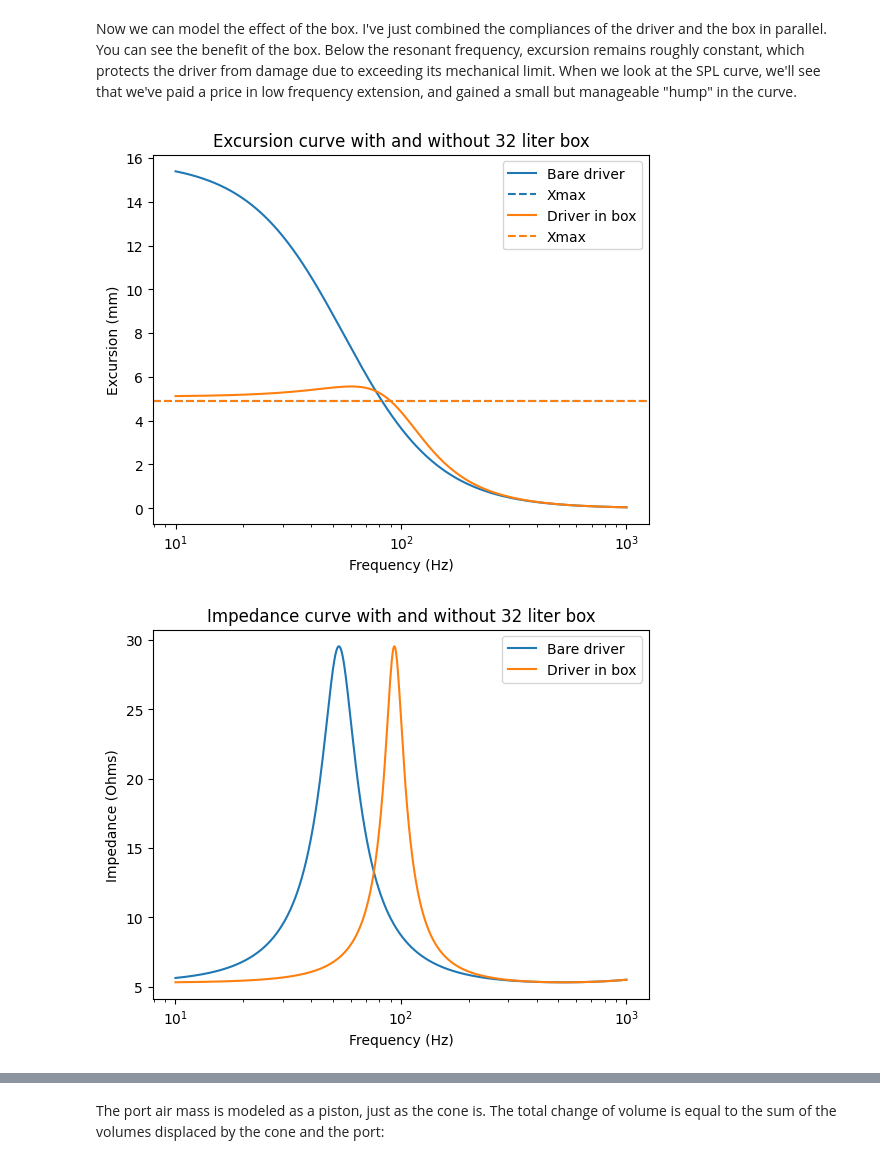
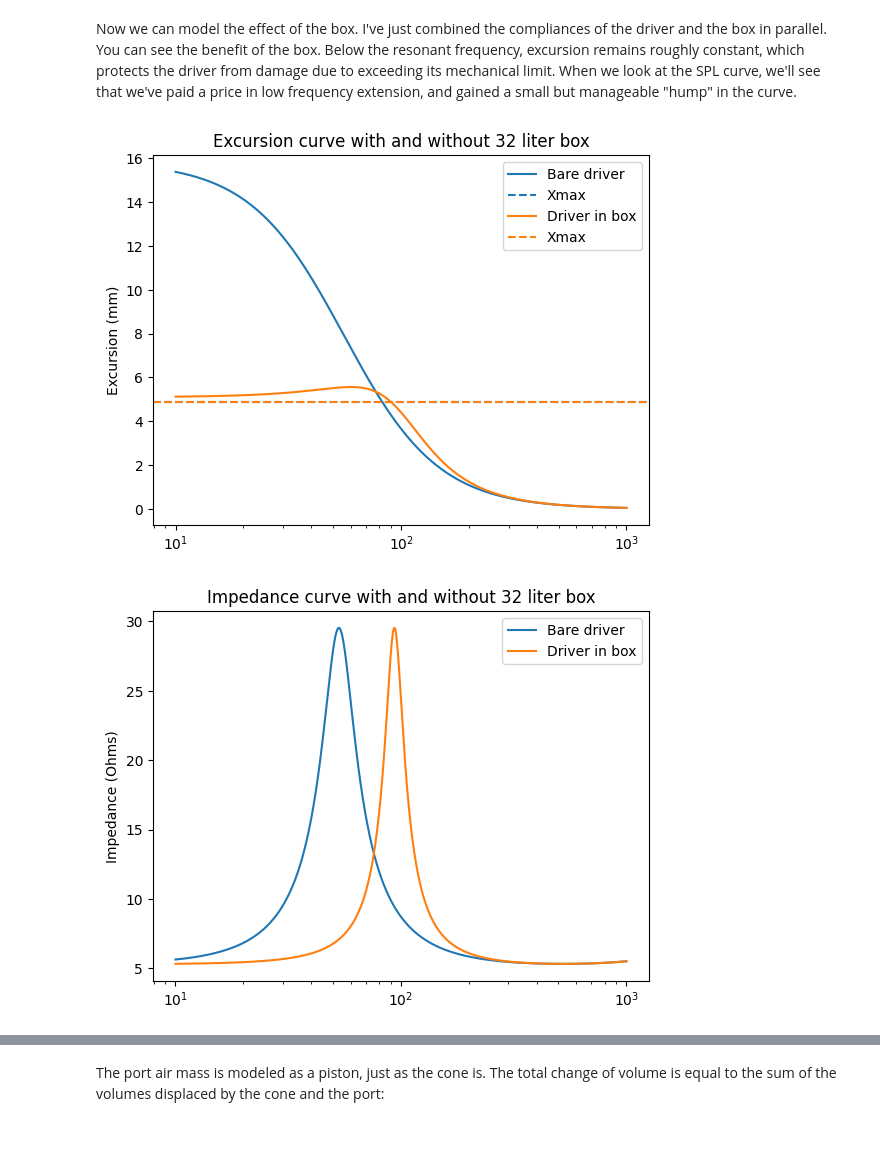
Before and after one commit to bassistTech/SpeakerTheory, a Jupyter notebook: speakerTheorySympy.ipynb, the cells around one changed output, grey strips where cells are left out. Saved outputs shown, nothing was run; the diff lists cells and outputs as text; code cells hidden in the pictures; blank space fills up the shorter version.

Commit message:
Added support for multiple drivers, some minor fixes

```diff
--- a/speakerTheorySympy.ipynb
+++ b/speakerTheorySympy.ipynb
@@ -156,7 +164,7 @@ $\displaystyle X = \frac{BL C_{ms} V}{i BL^{2} C_{ms} \omega - C_{ms} M_{ms} Z_{
 
 Impedance is the ratio of voltage to current, both of which have already been expressed as equations.
 # %%
-z_driver = sp.simplify((V_in/I).subs(X, x_driver))
+z_driver = sp.simplify((V_in/I_in).subs(X, x_driver))
 
 displayEq('Z', z_driver)
 
@@ -252,9 +293,2 @@ box_params[w_p] = 2*sp.pi*box_params[f_port]
 # %% [markdown]
 This code creates a set of electromechanical parameters for the driver and box.
-# %%
-em_params = driver_params | {sym: p.subs(driver_params)
-                                for sym, p in zip([C_ms, M_ms, R_ms, BL], params)}
-
-em_params |= box_params
-
-em_params
@@ -320,15 +374,17 @@ plt.show()
 
 Same basic schtick.
 # %%
-def impedance_curve(em_params, label = ''):
+def impedance_curve(em_params, ax, label = ''):
     zfunc_sp = z_driver.subs(em_params)
     zfunc_np = sp.lambdify(omega, zfunc_sp, 'numpy')
     zabs = np.abs(zfunc_np(wa))
-    plt.semilogx(fa, zabs, label = label)
+    ax.semilogx(fa, zabs, label = label)
+    ax.set_ylabel('Impedance (Ohms)')
+    ax.legend()
+
+if __name__ == '__main__':
+    impedance_curve(em_params, plt.gca(), label = 'Bare driver')
     plt.xlabel('Frequency (Hz)')
-    plt.ylabel('Impedance (Ohms)')
-    plt.legend()
-
-impedance_curve(em_params, label = 'Bare driver')
-plt.title('Impedance curve of DeltaLite 2512-ii')
+    plt.title('Impedance curve of DeltaLite 2512-ii')
+    plt.show()
 # %% [output]
@@ -362,4 +423,4 @@ https://en.wikipedia.org/wiki/Speed_of_sound
 # %%
-dP = (gamma*P_atm*dV/V_box).subs(gamma*P_atm, c**2*rho)
+dP = (gamma*P_atm*dV/(V_box/N_d)).subs(gamma*P_atm, c**2*rho)
 displayEq('dP', dP)
 # %% [output]
@@ -384,17 +445,18 @@ Now we can model the effect of the box. I've just combined the compliances of th
 # %%
 # deepcopy lets us modify em_box_params without changing the contents of em_params
 em_box_params = copy.deepcopy(em_params)
 em_box_params[C_ms] = 1/(1/em_params[C_ms] + 1/(C_box.subs(driver_params)))
-excursion_curve(em_params, label = 'Bare driver')
-excursion_curve(em_box_params, label = 'Driver in box')
-plt.title('Excursion curve with and without 32 liter box')
-plt.show()
-impedance_curve(em_params, label = 'Bare driver')
-impedance_curve(em_box_params, label = 'Driver in box')
-plt.title('Impedance curve with and without 32 liter box')
-plt.show()
+if __name__ == '__main__':
+    excursion_curve(em_params, plt.gca(), label = 'Bare driver')
+    excursion_curve(em_box_params, plt.gca(), label = 'Driver in box')
+    plt.title('Excursion curve with and without 32 liter box')
+    plt.show()
+    impedance_curve(em_params, plt.gca(), label = 'Bare driver')
+    impedance_curve(em_box_params, plt.gca() ,label = 'Driver in box')
+    plt.title('Impedance curve with and without 32 liter box')
+    plt.show()
 # %% [output]
-[figure, old version]
+[figure, new version]
-[figure, old version]
+[figure, new version]
 # %% [markdown]
 ## Acoustical output
```
Also changed, not shown: parts of 47 cells of this notebook, 9 other files.
